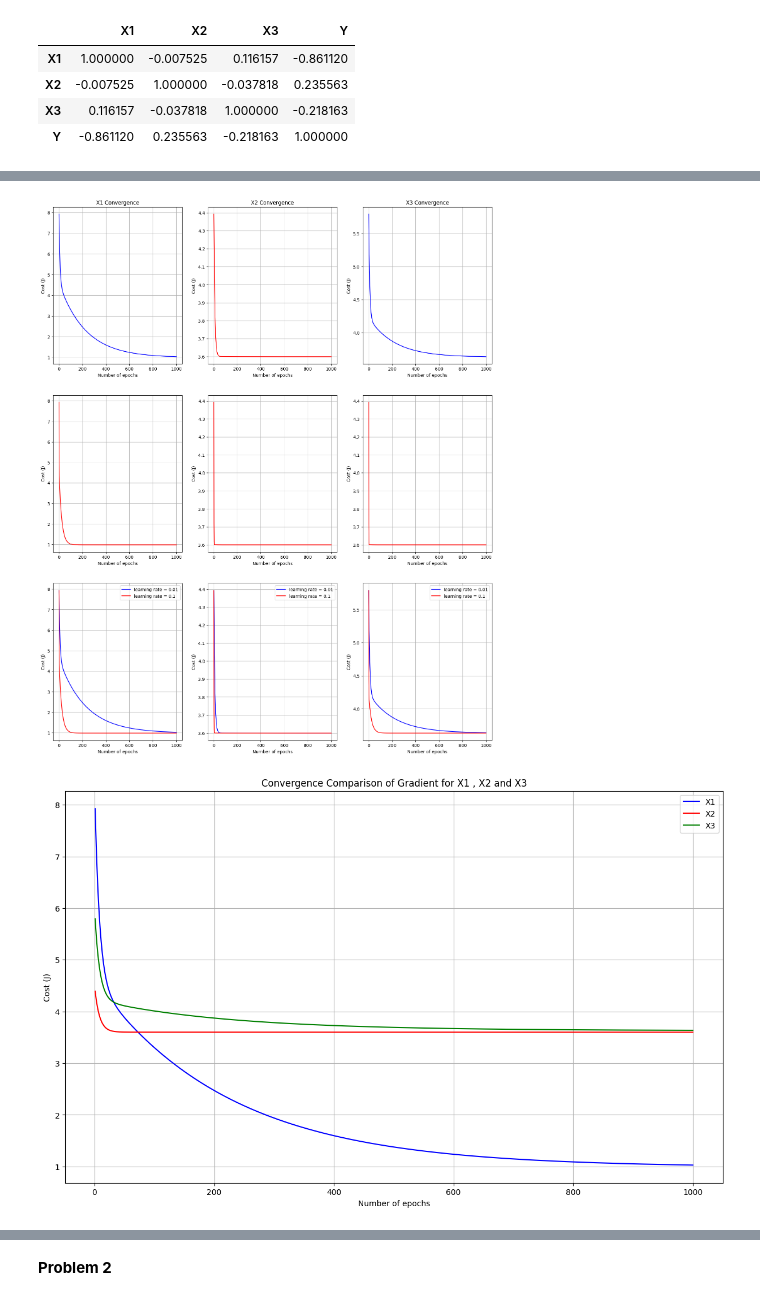
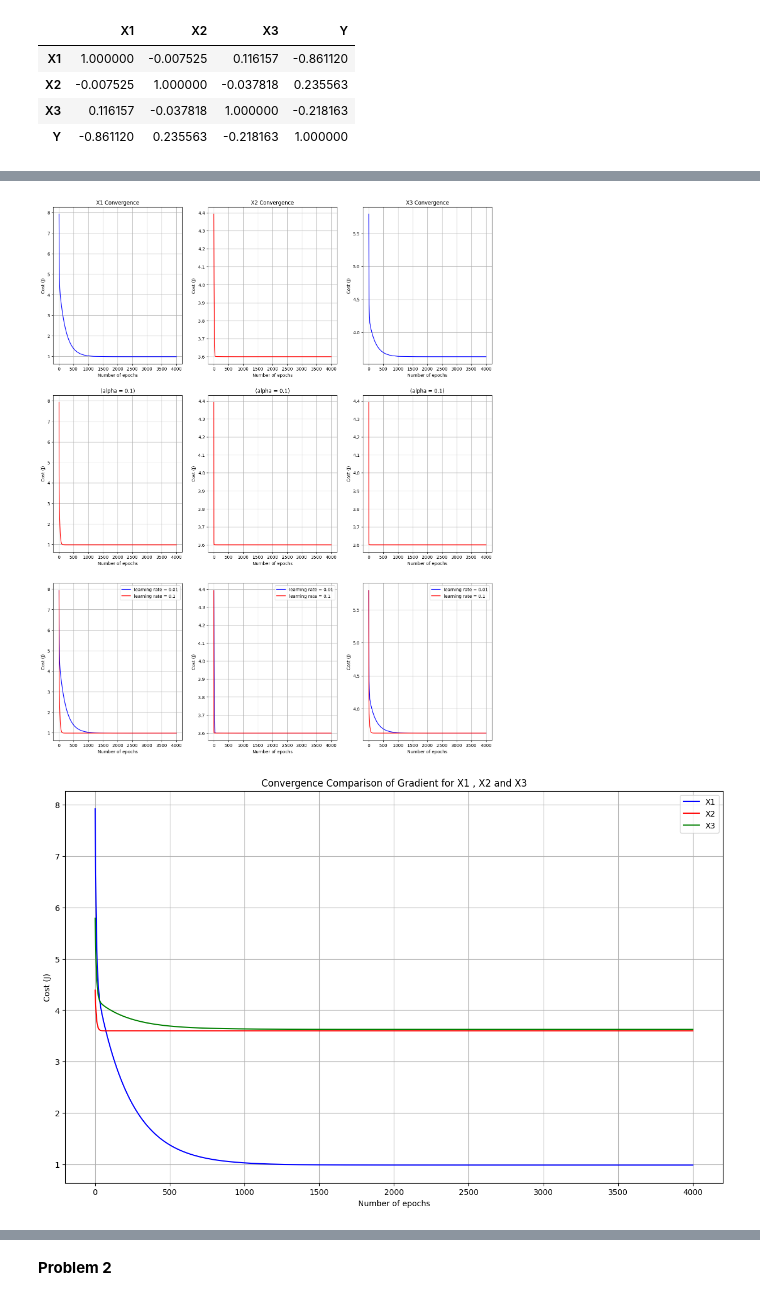
Before and after one commit to Dhanush-adk/machine_learning, a Jupyter notebook: Linear_Regression_Assignment_1.ipynb, the cells around one changed output, grey strips where cells are left out. Cells and saved outputs as stored; diff of their text form; code cells hidden in the pictures.

```diff
--- a/Linear_Regression_Assignment_1.ipynb
+++ b/Linear_Regression_Assignment_1.ipynb
@@ -44,7 +44,7 @@ def add_bias_for_input(X):
       theta = np.ones(X.shape[1] + 1)
     return theta, X_train
 
-def Linear_Regression(X, Y, epochs = 1000, learning_rate = 0.01):
+def Linear_Regression(X, Y, epochs = 4000, learning_rate = 0.01):
     const = np.ones((len(Y),1))
     if len(X.shape) == 1:
       X_train = np.append(const, X.reshape(-1,1), axis=1)
@@ -61,7 +61,7 @@ def Linear_Regression(X, Y, epochs = 1000, learning_rate = 0.01):
         sum_delta = (learning_rate / m) * X_train.transpose().dot(errors)
         theta -= sum_delta
         sqrErrors = np.square(errors)
-        j = 1 / (2 * m) * np.sum(sqrErrors)
+        j = (1 / (2 * m)) * np.sum(sqrErrors)
         cost_history.append(j)
     return theta, cost_history
 # %%
@@ -150,53 +146,55 @@ plt.grid()
 
 plt.subplot(3, 3, 4)
 plt.plot(range(1, len(cost_history_1) + 1), cost_history_4, color='red', label = 'X1')
-
 plt.xlabel('Number of epochs')
 plt.ylabel('Cost (J)')
+plt.title('(alpha = 0.1)')
 plt.grid()
 
 plt.subplot(3, 3, 5)
 plt.plot(range(1, len(cost_history_1)  + 1), cost_history_5, color='red', label = 'X2')
 plt.xlabel('Number of epochs')
 plt.ylabel('Cost (J)')
+plt.title('(alpha = 0.1)')
 plt.grid()
 
 plt.subplot(3, 3, 6)
 plt.plot(range(1, len(cost_history_1)  + 1), cost_history_5, color='red', label = 'X3')
 plt.xlabel('Number of epochs')
 plt.ylabel('Cost (J)')
+plt.title('(alpha = 0.1)')
 plt.grid()
 
 
 plt.subplot(3, 3, 7)
 plt.plot(range(1, len(cost_history_1) + 1), cost_history_1, color='blue', label = 'learning rate = 0.01')
 plt.plot(range(1, len(cost_history_1) + 1), cost_history_4, color='red', label = 'learning rate = 0.1')
 plt.xlabel('Number of epochs')
 plt.ylabel('Cost (J)')
 plt.grid()
 plt.legend()
 
 
 plt.subplot(3, 3, 8)
 plt.plot(range(1, len(cost_history_1) + 1), cost_history_2, color='blue', label = 'learning rate = 0.01')
 plt.plot(range(1, len(cost_history_1) + 1), cost_history_5, color='red', label = 'learning rate = 0.1')
 plt.xlabel('Number of epochs')
 plt.ylabel('Cost (J)')
 plt.grid()
 plt.legend()
 
 plt.subplot(3, 3, 9)
 plt.plot(range(1, len(cost_history_1) + 1), cost_history_3, color='blue', label = 'learning rate = 0.01')
 plt.plot(range(1, len(cost_history_1) + 1), cost_history_6, color='red', label = 'learning rate = 0.1')
 plt.xlabel('Number of epochs')
 plt.ylabel('Cost (J)')
 plt.grid()
 plt.legend()
 
 # Show the plot
 plt.show()
 # %% [output]
-[figure, old version]
+[figure, new version]
 # %%
 plt.figure(figsize=(15, 9))
 
@@ -212,7 +210,7 @@ plt.legend()
 # Show the plot
 plt.show()
 # %% [output]
-[figure, old version]
+[figure, new version]
 # %%
 print("Theta Values for explanatory variable X1 are ", theta_x1[0], "and", theta_x1[1], "with a final loss of ", cost_history_1[-1])
 print("Theta Values for explanatory variable X2 are ", theta_x2[0], "and", theta_x2[1], "with a final loss of ", cost_history_2[-1])
```
Also changed, not shown: parts of 2 cells of this notebook.
